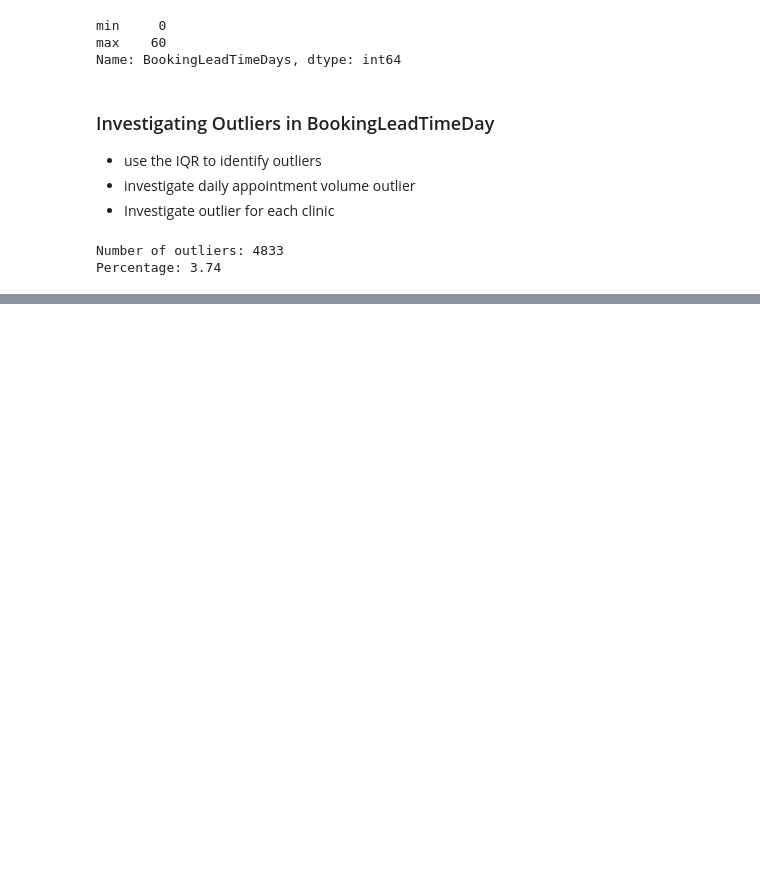
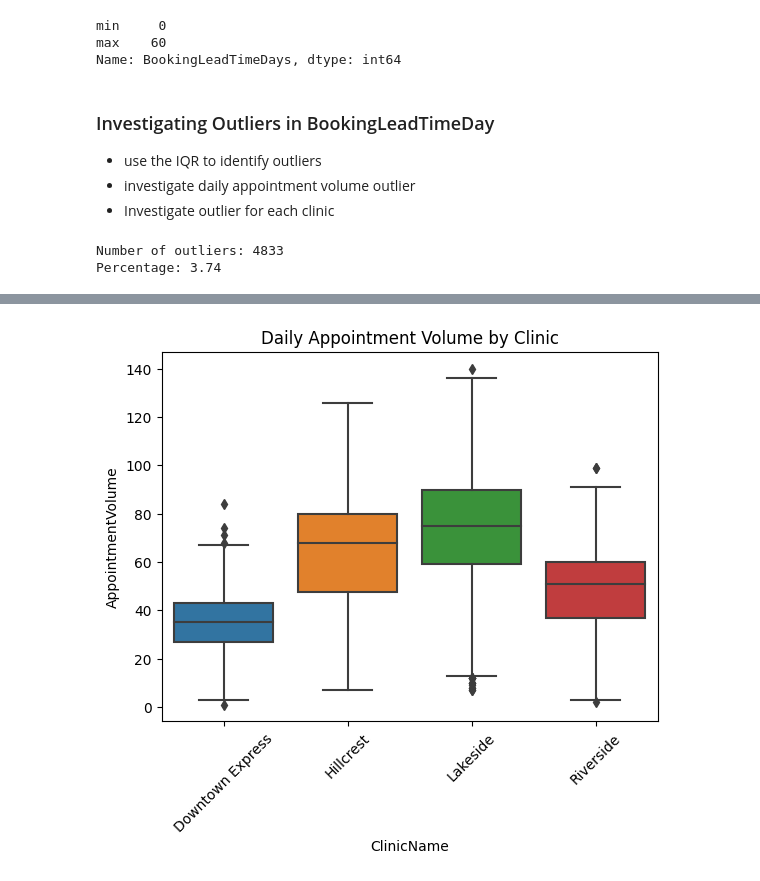
Before and after one commit to joshegwuatu/Appointment-volume-forecasting, a Jupyter notebook: EDA/01-EDA.ipynb, the cells around one changed output, grey strips where cells are left out. Drawn from its saved outputs; the diff is of its cells as text; code cells hidden in the pictures; blank space fills up the shorter version.

```diff
--- a/EDA/01-EDA.ipynb
+++ b/EDA/01-EDA.ipynb
@@ -421,3 +435,20 @@ Percentage: 83.64
 | 2452 | Riverside | 2025-12-26 | 87 |
 | 2454 | Riverside | 2025-12-29 | 75 |
 | 2455 | Riverside | 2025-12-30 | 63 |
+# %%
+# Visualizing the distribution of BookingLeadTimeDays and AppointmentVolume
+
+import seaborn as sns
+import matplotlib.pyplot as plt
+
+sns.boxplot(
+    data=daily_volume,
+    x="ClinicName",
+    y="AppointmentVolume"
+)
+
+plt.xticks(rotation=45)
+plt.title("Daily Appointment Volume by Clinic")
+plt.show()
+# %% [output]
+[figure, added]
```
Also changed, not shown: parts of 1 cell of this notebook.
